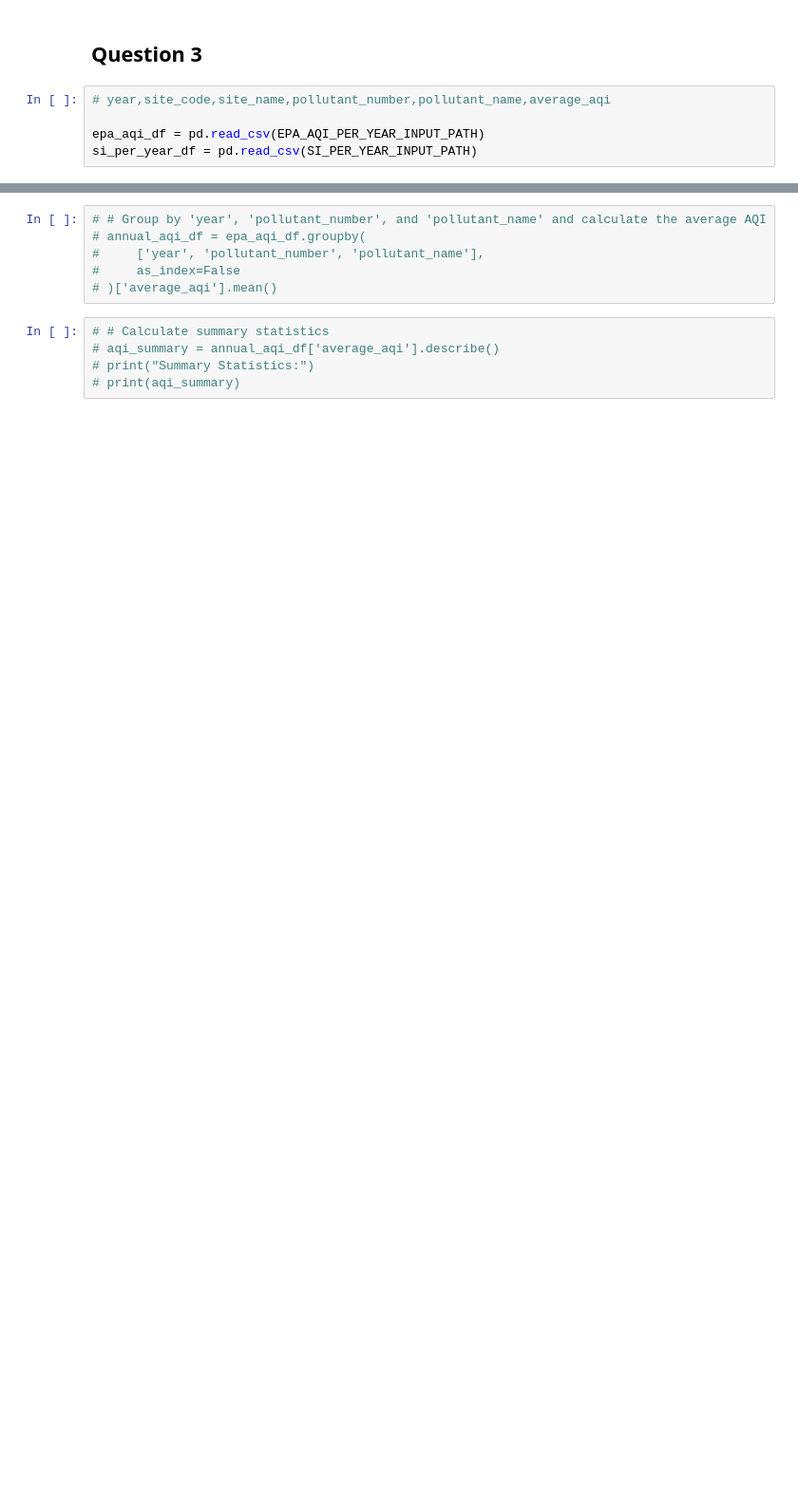
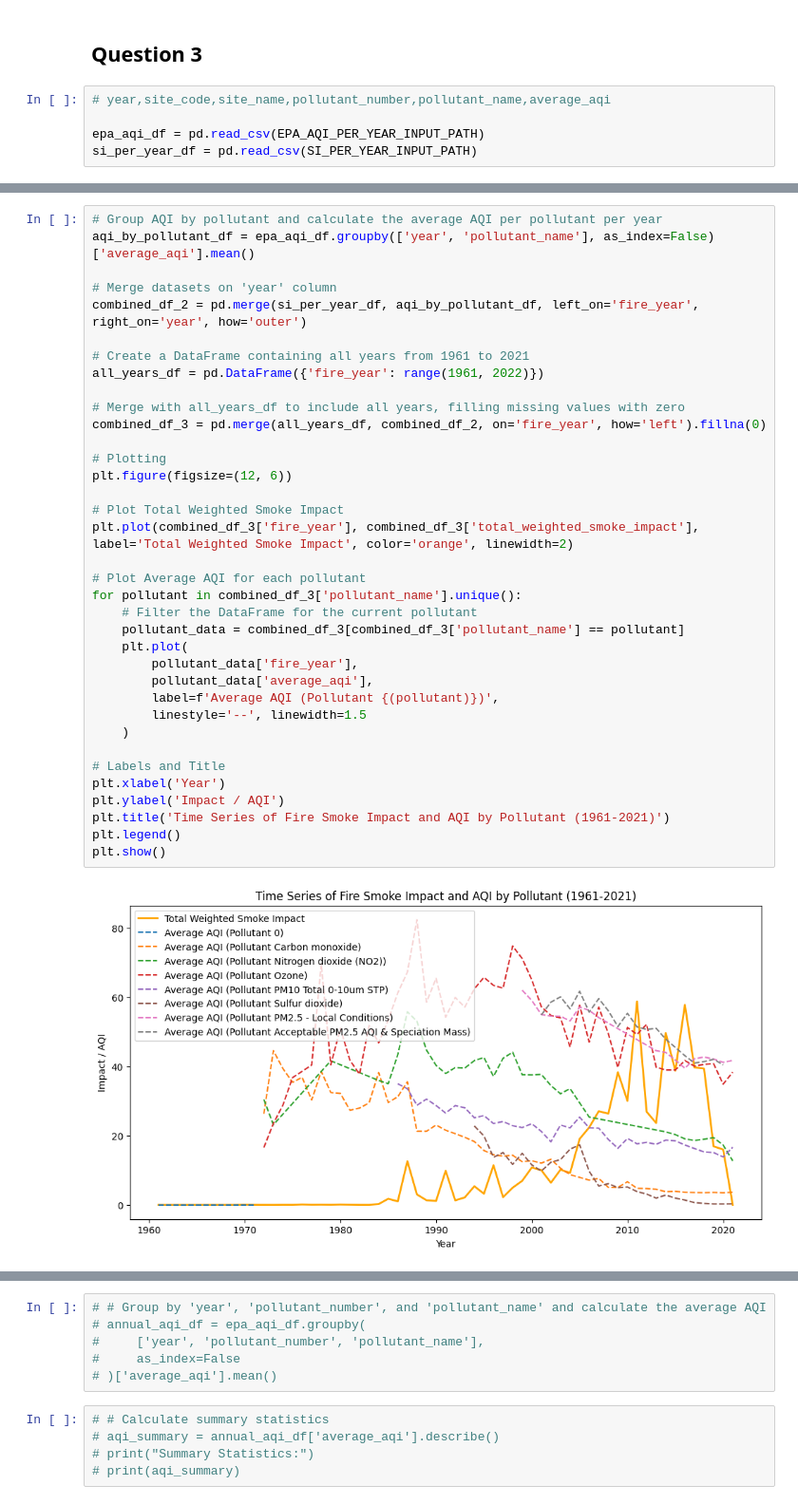
Before and after one commit to debsubdavis/data512-project, a Jupyter notebook: stage2_data_analysis.ipynb, the cells around one changed output, grey strips where cells are left out. Shown: that part at 95% size. Drawn from its saved outputs; the diff is of its cells as text; blank space fills up the shorter version.

Commit message:
before I started tweaking the smoke impact calcs

```diff
--- a/stage2_data_analysis.ipynb
+++ b/stage2_data_analysis.ipynb
@@ -137,3 +157,41 @@ si_per_year_df = pd.read_csv(SI_PER_YEAR_INPUT_PATH)
+# %%
+# Group AQI by pollutant and calculate the average AQI per pollutant per year
+aqi_by_pollutant_df = epa_aqi_df.groupby(['year', 'pollutant_name'], as_index=False)['average_aqi'].mean()
+
+# Merge datasets on 'year' column
+combined_df_2 = pd.merge(si_per_year_df, aqi_by_pollutant_df, left_on='fire_year', right_on='year', how='outer')
+
+# Create a DataFrame containing all years from 1961 to 2021
+all_years_df = pd.DataFrame({'fire_year': range(1961, 2022)})
+
+# Merge with all_years_df to include all years, filling missing values with zero
+combined_df_3 = pd.merge(all_years_df, combined_df_2, on='fire_year', how='left').fillna(0)
+
+# Plotting
+plt.figure(figsize=(12, 6))
+
+# Plot Total Weighted Smoke Impact
+plt.plot(combined_df_3['fire_year'], combined_df_3['total_weighted_smoke_impact'], label='Total Weighted Smoke Impact', color='orange', linewidth=2)
+
+# Plot Average AQI for each pollutant
+for pollutant in combined_df_3['pollutant_name'].unique():
+    # Filter the DataFrame for the current pollutant
+    pollutant_data = combined_df_3[combined_df_3['pollutant_name'] == pollutant]
+    plt.plot(
+        pollutant_data['fire_year'],
+        pollutant_data['average_aqi'],
+        label=f'Average AQI (Pollutant {(pollutant)})',
+        linestyle='--', linewidth=1.5
+    )
+
+# Labels and Title
+plt.xlabel('Year')
+plt.ylabel('Impact / AQI')
+plt.title('Time Series of Fire Smoke Impact and AQI by Pollutant (1961-2021)')
+plt.legend()
+plt.show()
+# %% [output]
+[figure, added]
 # %%
 si_per_year_summary = si_per_year_df['total_weighted_smoke_impact'].describe()
 print("Summary Statistics:")
```
Also changed, not shown: parts of 6 cells of this notebook, 2 other files.
